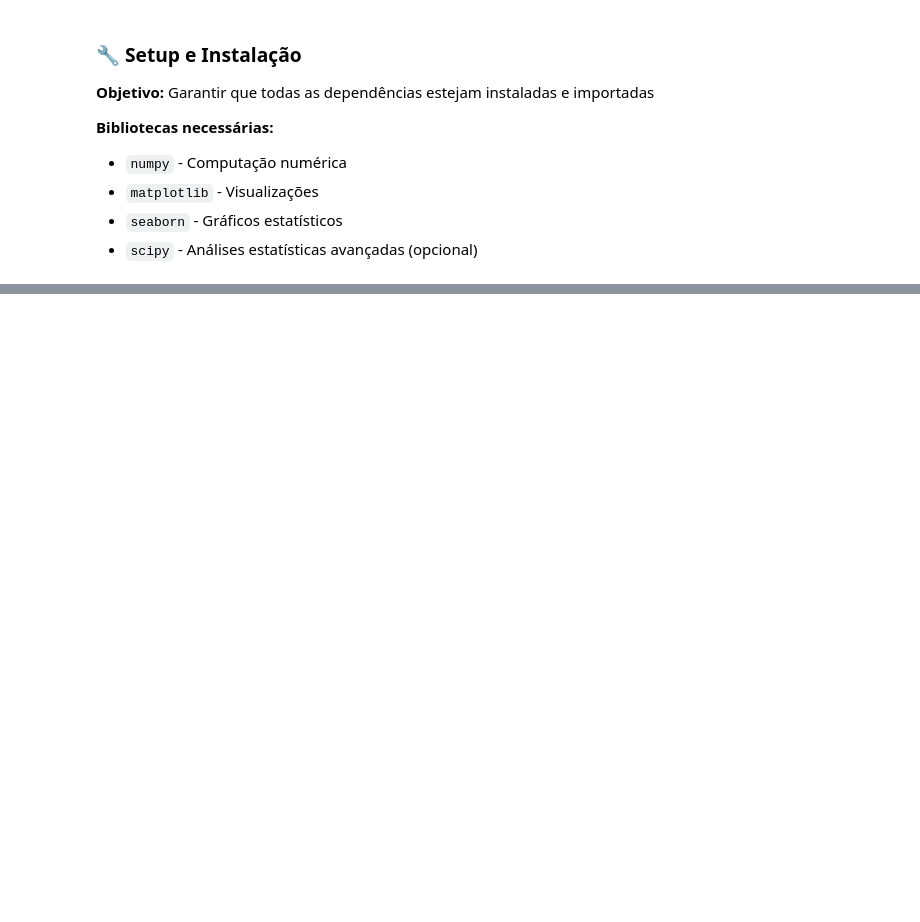
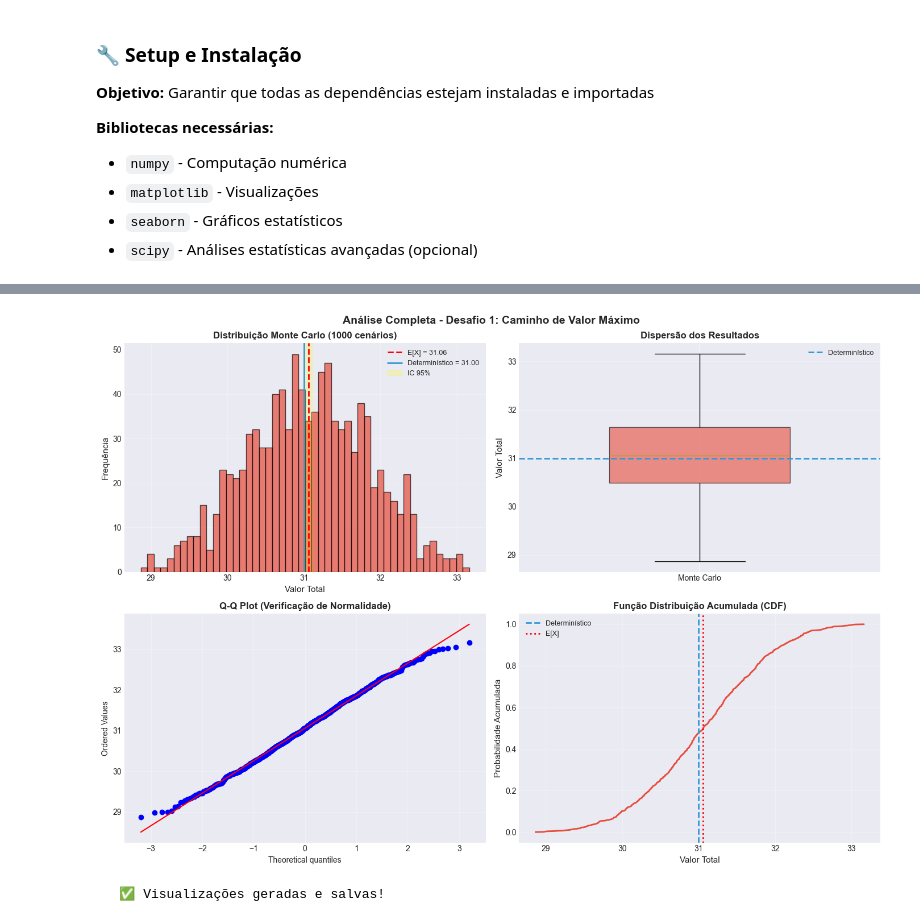
Before and after one commit to renan-utida/Global-Solution-2---Dynamic-Programming-MOH-, a Jupyter notebook: GS_Dynamic_Programming.ipynb, the cells around one changed output, grey strips where cells are left out. Cells and saved outputs as stored; diff of their text form; code cells hidden in the pictures; blank space fills up the shorter version.

```diff
--- a/GS_Dynamic_Programming.ipynb
+++ b/GS_Dynamic_Programming.ipynb
@@ -749,0 +1046,75 @@ print("\n✅ Desafio 1 concluído com sucesso!")
+# %%
+print_header("VISUALIZAÇÕES - DESAFIO 1")
+
+# Importa funções de visualização
+from src.visualization import plot_monte_carlo_distribution
+
+# Prepara dados
+mc_values = mc_results.all_results
+det_value = det_solution.total_value
+
+print("\n📊 Gerando visualizações...")
+
+# Gráfico 1: Distribuição Monte Carlo
+fig, axes = plt.subplots(2, 2, figsize=(14, 10))
+
+# 1. Histograma da distribuição
+ax1 = axes[0, 0]
+n, bins, patches = ax1.hist(mc_values, bins=50, color='#e74c3c', alpha=0.7, edgecolor='black')
+ax1.axvline(mc_results.expected_value, color='red', linestyle='--', linewidth=2,
+            label=f'E[X] = {mc_results.expected_value:.2f}')
+ax1.axvline(det_value, color='#3498db', linestyle='-', linewidth=2,
+            label=f'Determinístico = {det_value:.2f}')
+ax1.axvspan(mc_results.confidence_interval_95[0], mc_results.confidence_interval_95[1],
+            alpha=0.2, color='yellow', label='IC 95%')
+ax1.set_xlabel('Valor Total', fontsize=11)
+ax1.set_ylabel('Frequência', fontsize=11)
+ax1.set_title('Distribuição Monte Carlo (1000 cenários)', fontweight='bold')
+ax1.legend(fontsize=9)
+ax1.grid(True, alpha=0.3)
+
+# 2. Box Plot
+ax2 = axes[0, 1]
+bp = ax2.boxplot([mc_values], vert=True, patch_artist=True, widths=0.5)
+bp['boxes'][0].set_facecolor('#e74c3c')
+bp['boxes'][0].set_alpha(0.6)
+ax2.axhline(det_value, color='#3498db', linestyle='--', linewidth=2, label='Determinístico')
+ax2.set_ylabel('Valor Total', fontsize=11)
+ax2.set_title('Dispersão dos Resultados', fontweight='bold')
+ax2.set_xticklabels(['Monte Carlo'])
+ax2.legend(fontsize=9)
+ax2.grid(True, alpha=0.3, axis='y')
+
+# 3. Q-Q Plot (verificação de normalidade)
+ax3 = axes[1, 0]
+from scipy import stats
+stats.probplot(mc_values, dist="norm", plot=ax3)
+ax3.set_title('Q-Q Plot (Verificação de Normalidade)', fontweight='bold')
+ax3.grid(True, alpha=0.3)
+
+# 4. CDF (Função Distribuição Acumulada)
+ax4 = axes[1, 1]
+sorted_values = np.sort(mc_values)
+cumulative = np.arange(1, len(sorted_values) + 1) / len(sorted_values)
+ax4.plot(sorted_values, cumulative, color='#e74c3c', linewidth=2)
+ax4.axvline(det_value, color='#3498db', linestyle='--', linewidth=2, label='Determinístico')
+ax4.axvline(mc_results.expected_value, color='red', linestyle=':', linewidth=2, label='E[X]')
+ax4.set_xlabel('Valor Total', fontsize=11)
+ax4.set_ylabel('Probabilidade Acumulada', fontsize=11)
+ax4.set_title('Função Distribuição Acumulada (CDF)', fontweight='bold')
+ax4.legend(fontsize=9)
+ax4.grid(True, alpha=0.3)
+
+plt.suptitle('Análise Completa - Desafio 1: Caminho de Valor Máximo',
+             fontsize=14, fontweight='bold')
+plt.tight_layout()
+
+# Salva figura
+figures_dir = OUTPUTS_DIR / 'figures'
+figures_dir.mkdir(exist_ok=True)
+plt.savefig(figures_dir / 'desafio1_analise_completa.png', dpi=300, bbox_inches='tight')
+
+plt.show()
+
+print("   ✅ Visualizações geradas e salvas!")
+# %% [output]
@@ -749,0 +1126,2 @@ print("\n✅ Desafio 1 concluído com sucesso!")
+[figure, added]
+   ✅ Visualizações geradas e salvas!
```
Also changed, not shown: parts of 129 cells of this notebook, 9 other files.
